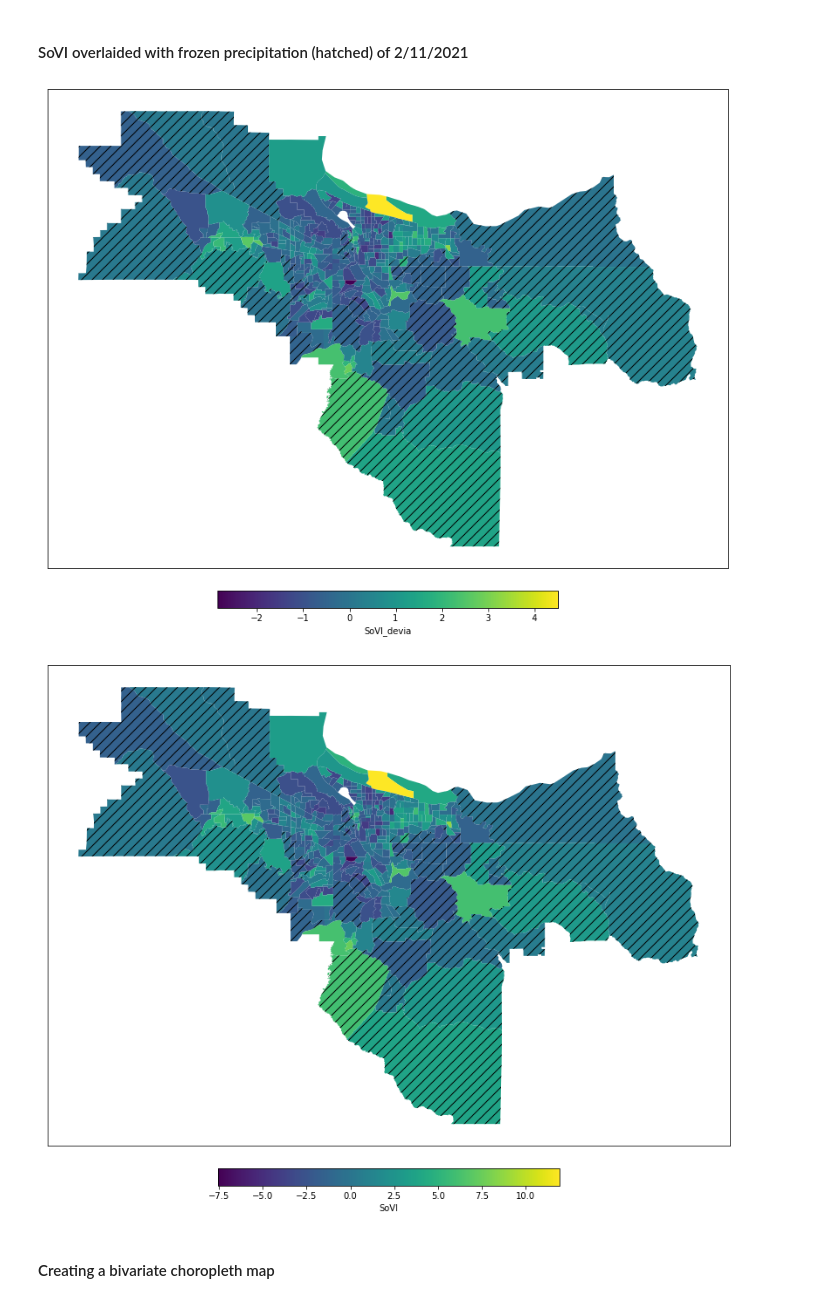
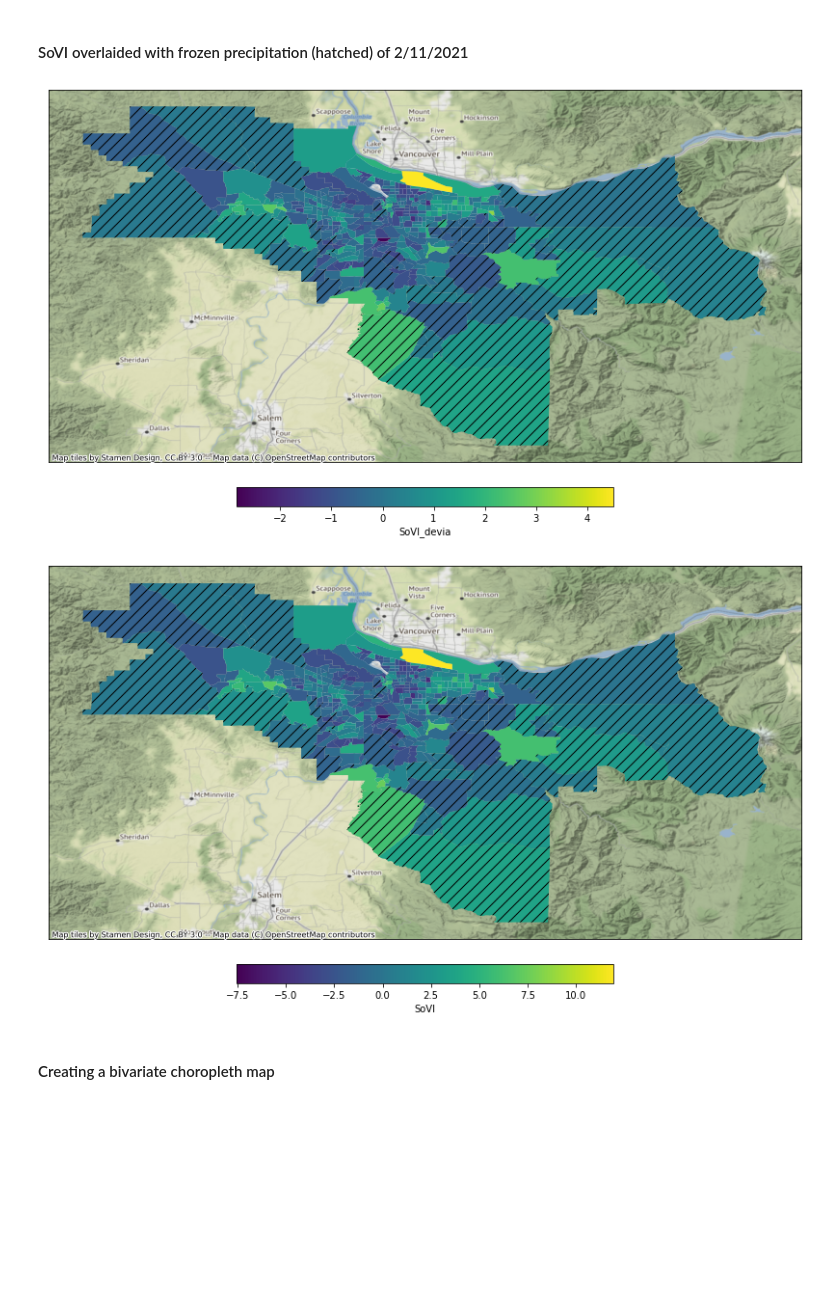
Before and after one commit to ming80302/Innovator, a Jupyter notebook: bivariant_chor_3color.ipynb, the cells around one changed output. Saved outputs shown, nothing was run; the diff lists cells and outputs as text; code cells hidden in the pictures; blank space fills up the shorter version.

```diff
--- a/bivariant_chor_3color.ipynb
+++ b/bivariant_chor_3color.ipynb
@@ -94,20 +94,21 @@ shp_gpd['ice'] = ice_1d
 # %%
 label_dict = {'sovi_devia': 'SoVI_devia'}
 
 alpha = 1
 
 for attr, label in label_dict.items():
     fig, ax = plt.subplots(1,1, figsize=(14,16))
     shp_gpd.loc[shp_gpd[attr] >= -100].plot(attr, ax=ax, alpha=1, legend=True,
              legend_kwds={'label':label, 'orientation':'horizontal', 'shrink': 0.5, 'pad': 0.03, 'alpha':alpha})
     shp_gpd.plot(ice_1d, ax=ax, hatch='//', alpha=0)
+    cx.add_basemap(ax = ax, crs=shp_gpd.crs)
 
     _ = ax.set_xticks([])
     _ = ax.set_yticks([])
 
     plt.savefig('sovi_devia.jpg', dpi=dpi, bbox_inches='tight')
 # %% [output]
-[figure, old version]
+[figure, new version]
 # %%
 label_dict = {'sovi': 'SoVI'}
 
@@ -118,13 +119,14 @@ for attr, label in label_dict.items():
     shp_gpd.loc[shp_gpd[attr] >= -100].plot(attr, ax=ax, alpha=1, legend=True,
              legend_kwds={'label':label, 'orientation':'horizontal', 'shrink': 0.5, 'pad': 0.03, 'alpha':alpha})
     shp_gpd.plot(ice_1d, ax=ax, hatch='//', alpha=0)
+    cx.add_basemap(ax = ax, crs=shp_gpd.crs)
 
     _ = ax.set_xticks([])
     _ = ax.set_yticks([])
 
 plt.savefig('sovi.pdf', dpi=dpi, bbox_inches='tight')
 # %% [output]
-[figure, old version]
+[figure, new version]
 # %% [markdown]
 #### Creating a bivariate choropleth map
 # %%
```
Also changed, not shown: 2 other files.
